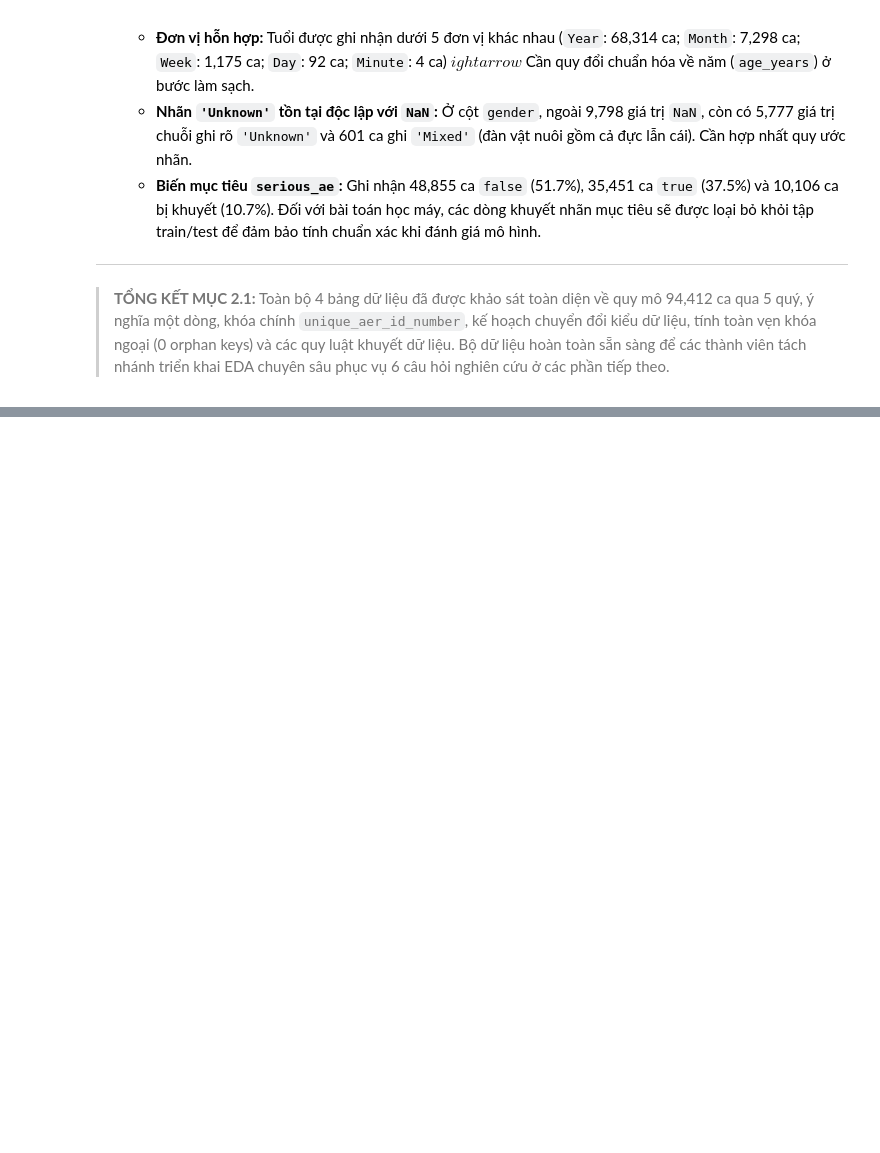
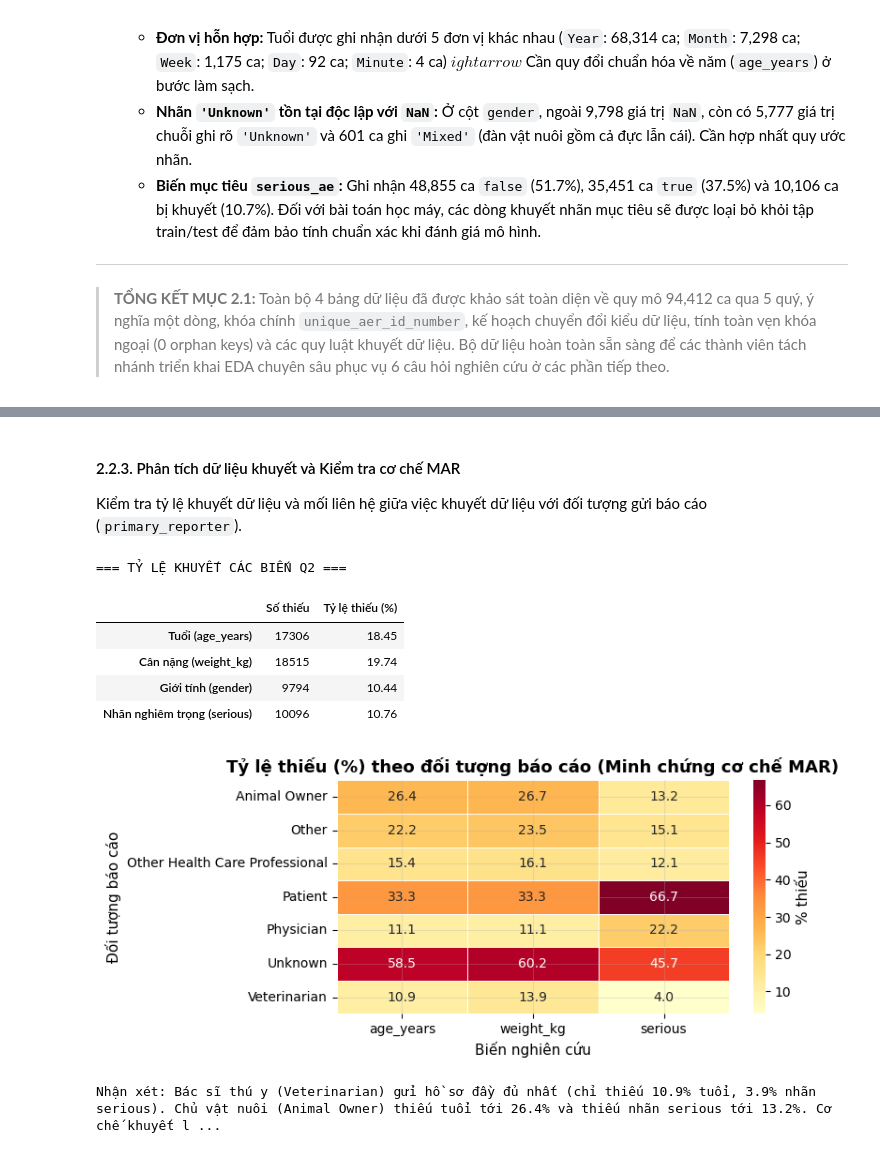
Before and after one commit to LeoTkiet/Prg4DS-G3, a Jupyter notebook: notebooks/01_collection_exploration.ipynb, the cells around one changed output, grey strips where cells are left out. Saved outputs shown, nothing was run; the diff lists cells and outputs as text; code cells hidden in the pictures; blank space fills up the shorter version.

```diff
--- a/notebooks/01_collection_exploration.ipynb
+++ b/notebooks/01_collection_exploration.ipynb
@@ -742,0 +924,33 @@ ightarrow$ Cần quy đổi chuẩn hóa về năm (`age_years`) ở bước là
+# %% [markdown]
+#### 2.2.3. Phân tích dữ liệu khuyết và Kiểm tra cơ chế MAR
+
+Kiểm tra tỷ lệ khuyết dữ liệu và mối liên hệ giữa việc khuyết dữ liệu với đối tượng gửi báo cáo (`primary_reporter`).
+# %%
+# Khảo sát dữ liệu khuyết cho Q2 và Q5
+miss_q2 = pd.DataFrame({
+    "Số thiếu": [reports_animal[c].isna().sum() for c in ["age_years", "weight_kg", "gender", "serious"]],
+    "Tỷ lệ thiếu (%)": [(reports_animal[c].isna().mean() * 100) for c in ["age_years", "weight_kg", "gender", "serious"]]
+}, index=["Tuổi (age_years)", "Cân nặng (weight_kg)", "Giới tính (gender)", "Nhãn nghiêm trọng (serious)"])
+print("=== TỶ LỆ KHUYẾT CÁC BIẾN Q2 ===")
+display(miss_q2.round(2))
+
+# Kiểm tra cơ chế MAR: tỷ lệ thiếu theo đối tượng báo cáo
+mar_heatmap = reports_animal.groupby("primary_reporter")[["age_years", "weight_kg", "serious"]].agg(lambda s: s.isna().mean() * 100)
+fig, ax = plt.subplots(figsize=(8, 3.5))
+sns.heatmap(mar_heatmap, annot=True, fmt=".1f", cmap="YlOrRd", cbar_kws={"label": "% thiếu"}, linewidths=0.5, ax=ax)
+ax.set_title("Tỷ lệ thiếu (%) theo đối tượng báo cáo (Minh chứng cơ chế MAR)", fontweight="bold")
+ax.set_xlabel("Biến nghiên cứu")
+ax.set_ylabel("Đối tượng báo cáo")
+plt.tight_layout()
+plt.show()
+
+print("Nhận xét: Bác sĩ thú y (Veterinarian) gửi hồ sơ đầy đủ nhất (chỉ thiếu 10.9% tuổi, 3.9% nhãn serious). Chủ vật nuôi (Animal Owner) thiếu tuổi tới 26.4% và thiếu nhãn serious tới 13.2%. Cơ chế khuyết là MAR rõ rệt.")
+# %% [output]
+=== TỶ LỆ KHUYẾT CÁC BIẾN Q2 ===
+|  | Số thiếu | Tỷ lệ thiếu (%) |
+| Tuổi (age_years) | 17306 | 18.45 |
+| Cân nặng (weight_kg) | 18515 | 19.74 |
+| Giới tính (gender) | 9794 | 10.44 |
+| Nhãn nghiêm trọng (serious) | 10096 | 10.76 |
+[figure, added]
+Nhận xét: Bác sĩ thú y (Veterinarian) gửi hồ sơ đầy đủ nhất (chỉ thiếu 10.9% tuổi, 3.9% nhãn serious). Chủ vật nuôi (Animal Owner) thiếu tuổi tới 26.4% và thiếu nhãn serious tới 13.2%. Cơ chế khuyết l ...
```
Also changed, not shown: parts of 24 cells of this notebook, 3 other files.
